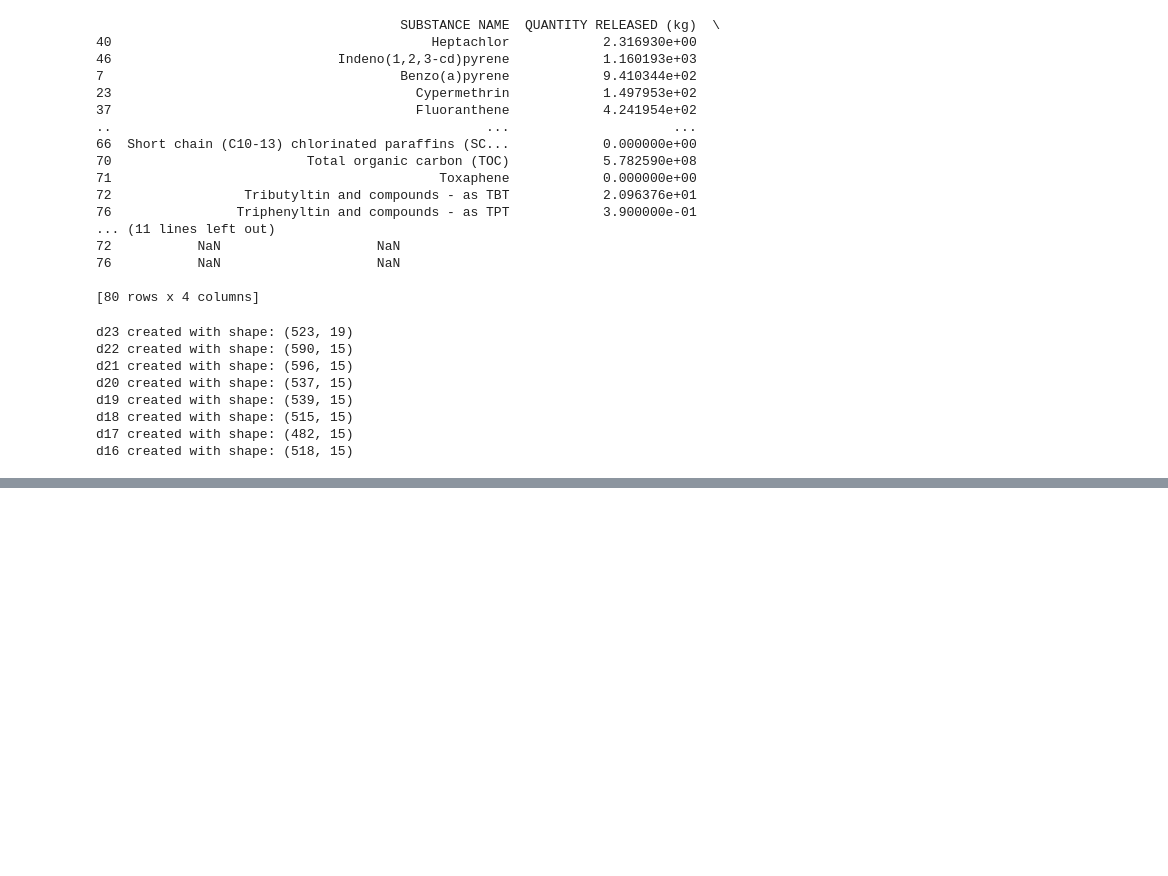
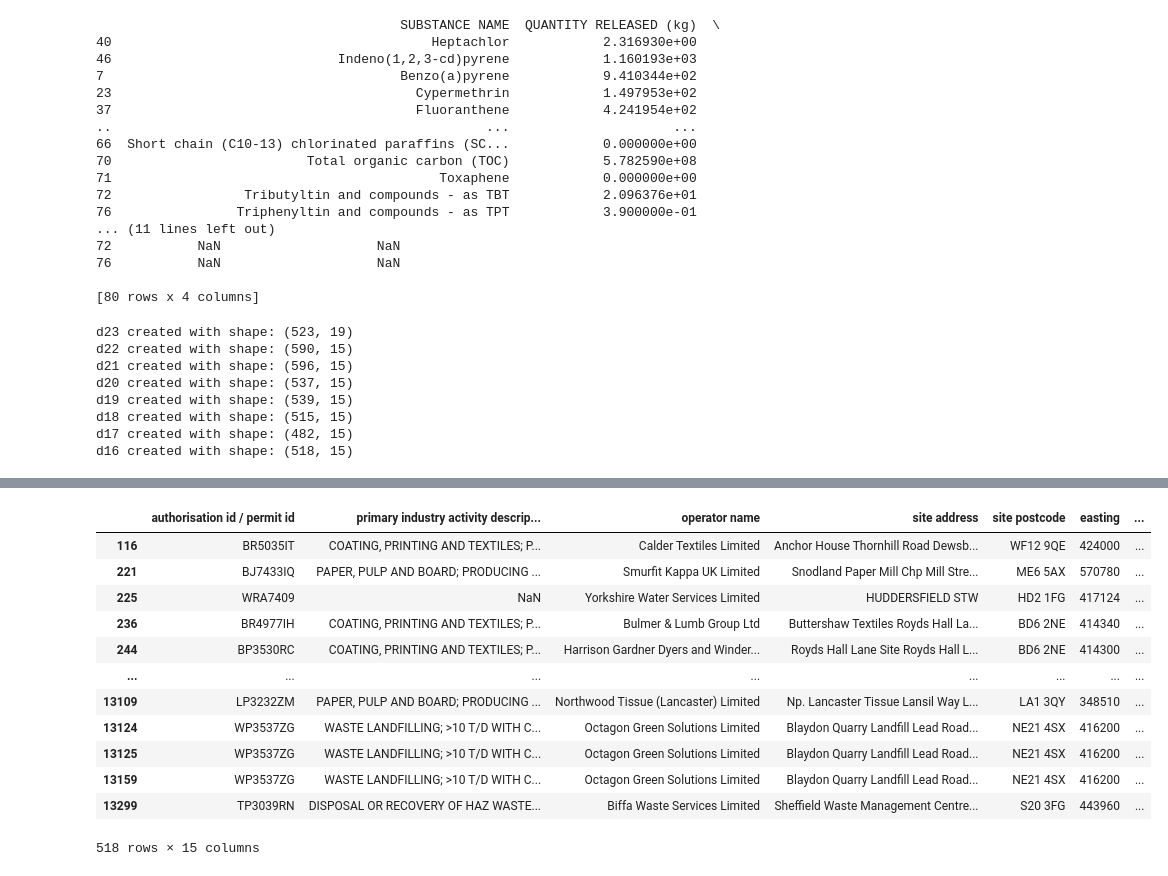
Before and after one commit to Kkkkyf7/DEFRA1, a Jupyter notebook: AndreiPankratov/cleaning2.ipynb, the cells around one changed output, grey strips where cells are left out. Saved outputs shown, nothing was run; the diff lists cells and outputs as text; code cells hidden in the pictures; blank space fills up the shorter version.

```diff
--- a/AndreiPankratov/cleaning2.ipynb
+++ b/AndreiPankratov/cleaning2.ipynb
@@ -475,10 +459,11 @@ def convert_coordinates(row):
 
 #df_no_gas_cleaned[['Latitude', 'Longitude']] = df_no_gas_cleaned.apply(convert_coordinates, axis=1)
 # %%
-d23_no_gas[['Latitude', 'Longitude']] = df22_no_gas.apply(convert_coordinates, axis=1)
-df21_no_gas[['Latitude', 'Longitude']] = df21_no_gas.apply(convert_coordinates, axis=1)
-df20_no_gas[['Latitude', 'Longitude']] = df20_no_gas.apply(convert_coordinates, axis=1)
-df19_no_gas[['Latitude', 'Longitude']] = df19_no_gas.apply(convert_coordinates, axis=1)
-df18_no_gas[['Latitude', 'Longitude']] = df18_no_gas.apply(convert_coordinates, axis=1)
-df17_no_gas[['Latitude', 'Longitude']] = df17_no_gas.apply(convert_coordinates, axis=1)
-df16_no_gas[['Latitude', 'Longitude']] = df16_no_gas.apply(convert_coordinates, axis=1)
+d23[['Latitude', 'Longitude']] = d23.apply(convert_coordinates, axis=1)
+d22[['Latitude', 'Longitude']] = d22.apply(convert_coordinates, axis=1)
+d21[['Latitude', 'Longitude']] = d21.apply(convert_coordinates, axis=1)
+d20[['Latitude', 'Longitude']] = d20.apply(convert_coordinates, axis=1)
+d19[['Latitude', 'Longitude']] = d19.apply(convert_coordinates, axis=1)
+d18[['Latitude', 'Longitude']] = d18.apply(convert_coordinates, axis=1)
+d17[['Latitude', 'Longitude']] = d17.apply(convert_coordinates, axis=1)
+d16[['Latitude', 'Longitude']] = d16.apply(convert_coordinates, axis=1)
@@ -485,3 +613,19 @@ df16_no_gas[['Latitude', 'Longitude']] = df16_no_gas.apply(convert_coordinates,
+# %%
+d16
+# %% [output]
+|  | authorisation id / permit id | primary industry activity descrip... | operator name | site address | site postcode | easting | ... |
+| 116 | BR5035IT | COATING, PRINTING AND TEXTILES; P... | Calder Textiles Limited | Anchor House Thornhill Road Dewsb... | WF12 9QE | 424000 | ... |
+| 221 | BJ7433IQ | PAPER, PULP AND BOARD; PRODUCING ... | Smurfit Kappa UK Limited | Snodland Paper Mill Chp Mill Stre... | ME6 5AX | 570780 | ... |
+| 225 | WRA7409 | NaN | Yorkshire Water Services Limited | HUDDERSFIELD STW | HD2 1FG | 417124 | ... |
+| 236 | BR4977IH | COATING, PRINTING AND TEXTILES; P... | Bulmer & Lumb Group Ltd | Buttershaw Textiles Royds Hall La... | BD6 2NE | 414340 | ... |
+| 244 | BP3530RC | COATING, PRINTING AND TEXTILES; P... | Harrison Gardner Dyers and Winder... | Royds Hall Lane Site Royds Hall L... | BD6 2NE | 414300 | ... |
+| ... | ... | ... | ... | ... | ... | ... | ... |
+| 13109 | LP3232ZM | PAPER, PULP AND BOARD; PRODUCING ... | Northwood Tissue (Lancaster) Limited | Np. Lancaster Tissue Lansil Way L... | LA1 3QY | 348510 | ... |
+| 13124 | WP3537ZG | WASTE LANDFILLING; >10 T/D WITH C... | Octagon Green Solutions Limited | Blaydon Quarry Landfill Lead Road... | NE21 4SX | 416200 | ... |
+| 13125 | WP3537ZG | WASTE LANDFILLING; >10 T/D WITH C... | Octagon Green Solutions Limited | Blaydon Quarry Landfill Lead Road... | NE21 4SX | 416200 | ... |
+| 13159 | WP3537ZG | WASTE LANDFILLING; >10 T/D WITH C... | Octagon Green Solutions Limited | Blaydon Quarry Landfill Lead Road... | NE21 4SX | 416200 | ... |
+| 13299 | TP3039RN | DISPOSAL OR RECOVERY OF HAZ WASTE... | Biffa Waste Services Limited | Sheffield Waste Management Centre... | S20 3FG | 443960 | ... |
+518 rows × 15 columns
 # %%
 # List of filtered DataFrame variable names
 filtered_names = ["d23", "d22", "d21", "d20", "d19", "d18", "d17", "d16"]
```
Also changed, not shown: parts of 5 cells of this notebook.
